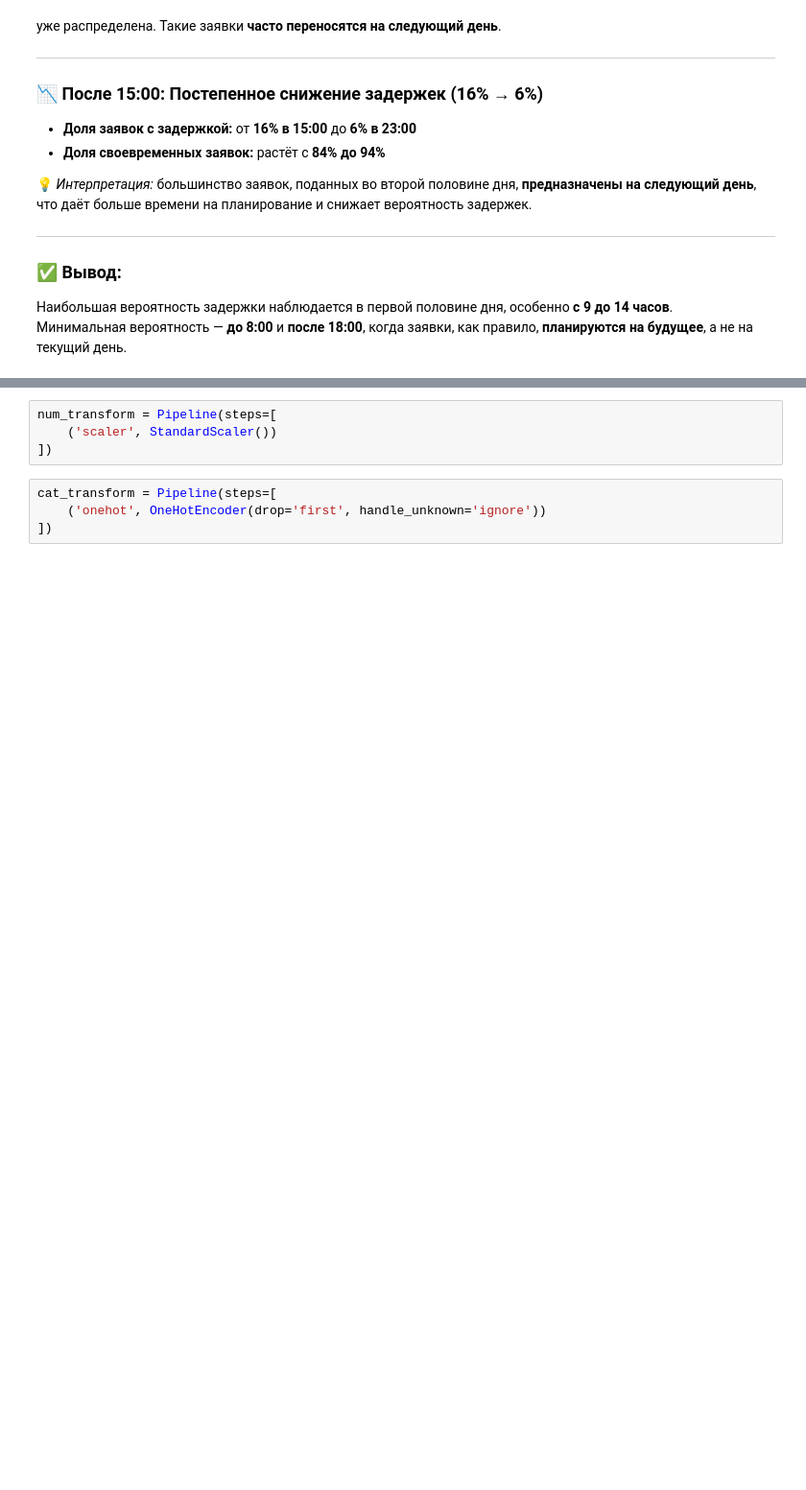
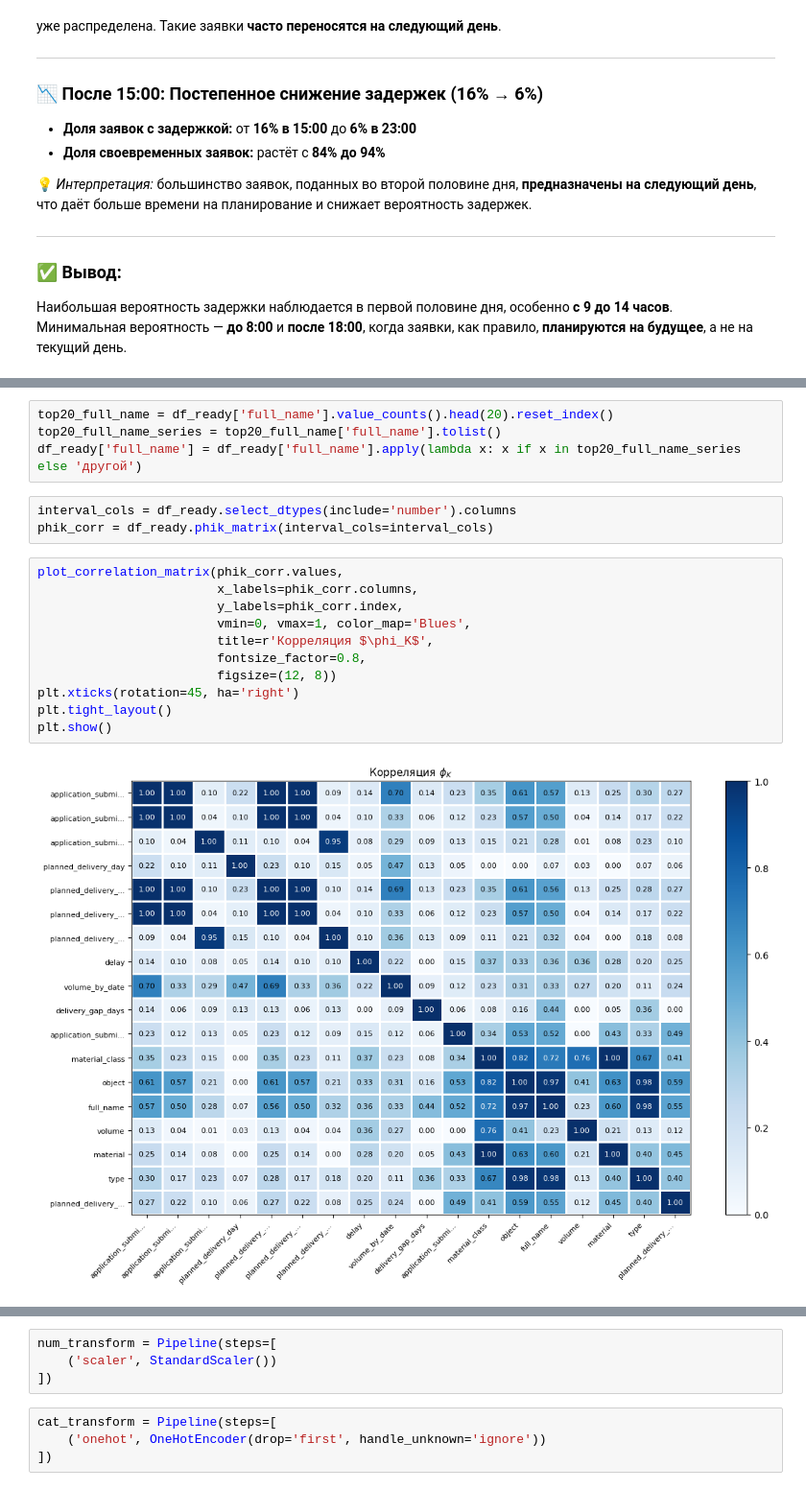
Before and after one commit to Andrefan1406/ds_projects, a Jupyter notebook: concrete_delays/ConcreteDelayPredictor.ipynb, the cells around one changed output, grey strips where cells are left out. Shown at 96% size. Saved outputs shown, nothing was run; the diff lists cells and outputs as text; blank space fills up the shorter version.

```diff
--- a/concrete_delays/ConcreteDelayPredictor.ipynb
+++ b/concrete_delays/ConcreteDelayPredictor.ipynb
@@ -1089,0 +1112,20 @@ memory usage: 462.8+ KB
+# %%
+top20_full_name = df_ready['full_name'].value_counts().head(20).reset_index()
+top20_full_name_series = top20_full_name['full_name'].tolist()
+df_ready['full_name'] = df_ready['full_name'].apply(lambda x: x if x in top20_full_name_series else 'другой')
+# %%
+interval_cols = df_ready.select_dtypes(include='number').columns
+phik_corr = df_ready.phik_matrix(interval_cols=interval_cols)
+# %%
+plot_correlation_matrix(phik_corr.values,
+                        x_labels=phik_corr.columns,
+                        y_labels=phik_corr.index,
+                        vmin=0, vmax=1, color_map='Blues',
+                        title=r'Корреляция $\phi_K$',
+                        fontsize_factor=0.8,
+                        figsize=(12, 8))
+plt.xticks(rotation=45, ha='right')
+plt.tight_layout()
+plt.show()
+# %% [output]
+[figure, added]
```
Also changed, not shown: parts of 29 cells of this notebook.
